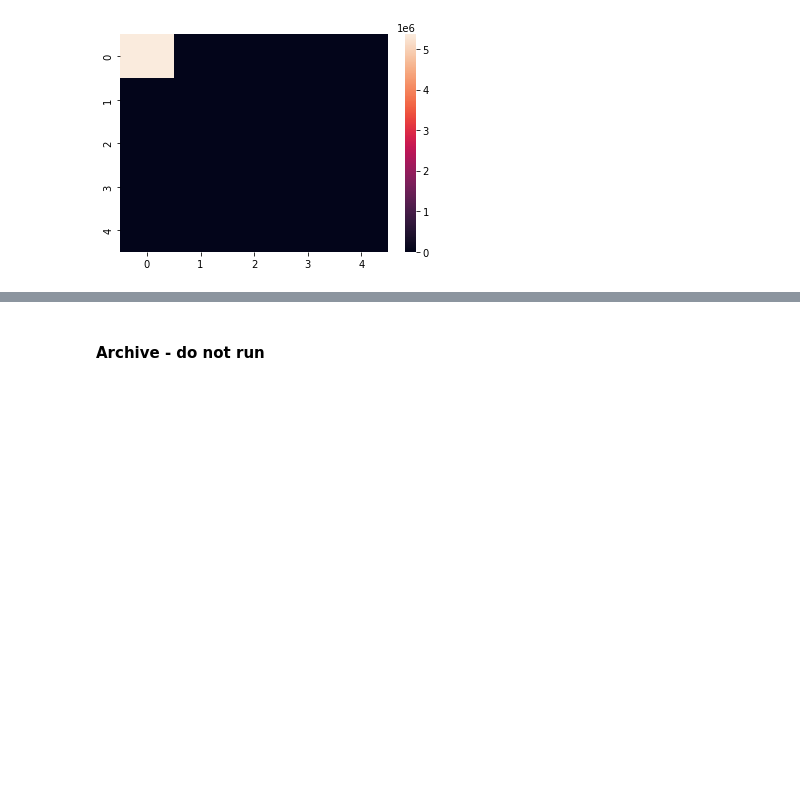
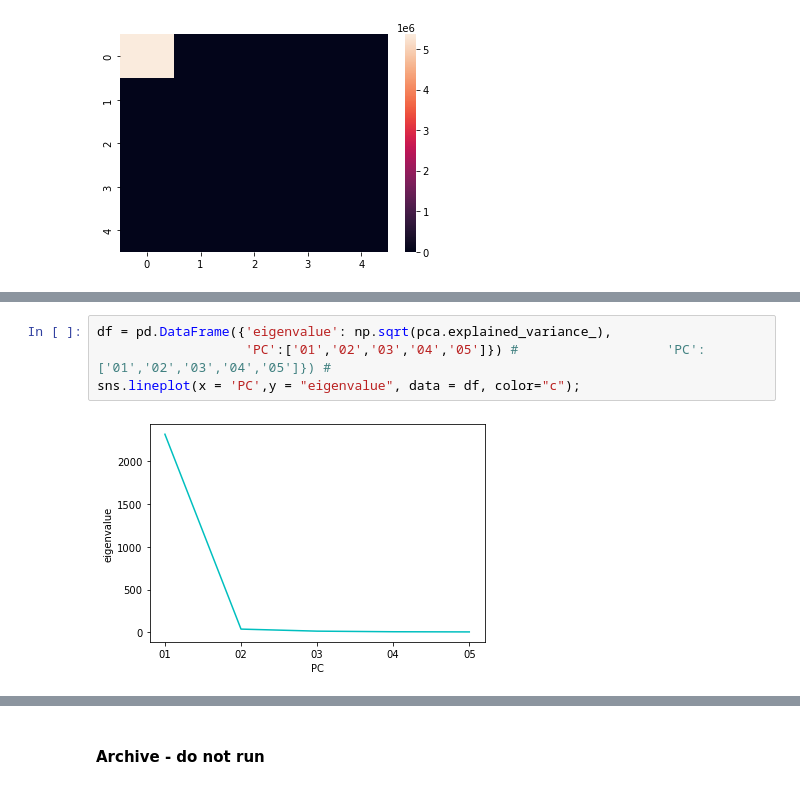
Before and after one commit to YinterestingProjects/milestone_2, a Jupyter notebook: modeling/pca.ipynb, the cells around one changed output, grey strips where cells are left out. Drawn from its saved outputs; the diff is of its cells as text; blank space fills up the shorter version.

Commit message:
updated pca notebook with evaluation plots

```diff
--- a/modeling/pca.ipynb
+++ b/modeling/pca.ipynb
@@ -158,0 +169,6 @@ sns.heatmap(empirical_covariance(X_train_pca))
+# %%
+df = pd.DataFrame({'eigenvalue': np.sqrt(pca.explained_variance_),
+                   'PC':['01','02','03','04','05']}) #                   'PC':['01','02','03','04','05']}) #
+sns.lineplot(x = 'PC',y = "eigenvalue", data = df, color="c");
+# %% [output]
+[figure, added]
```
Also changed, not shown: parts of 6 cells of this notebook.
